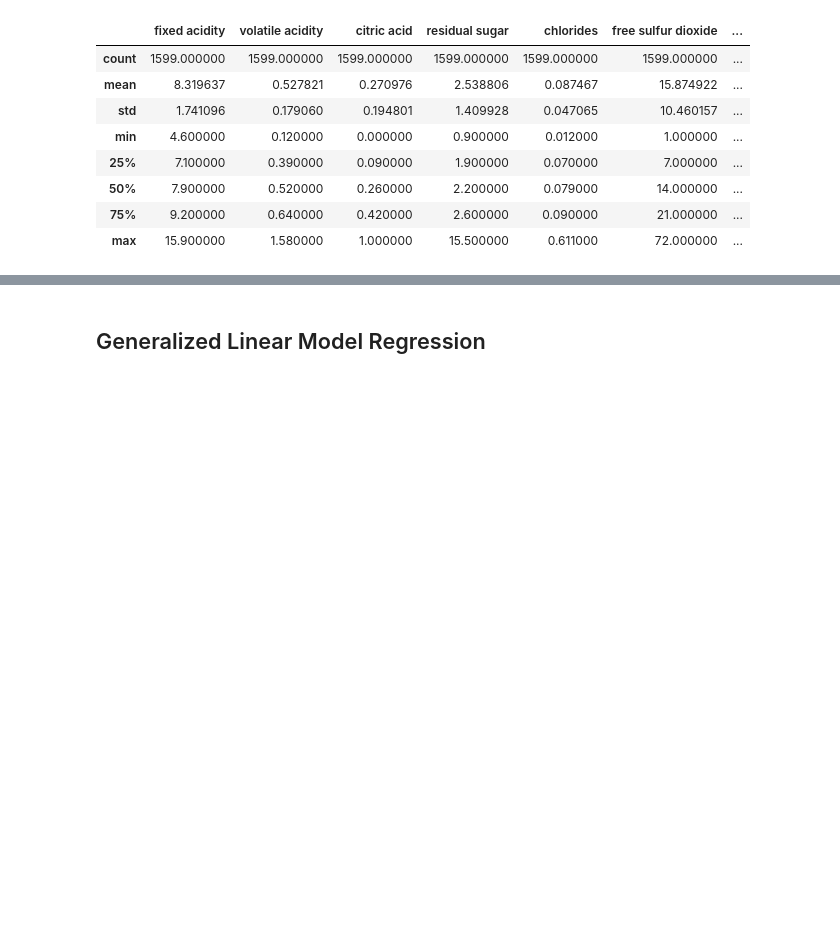
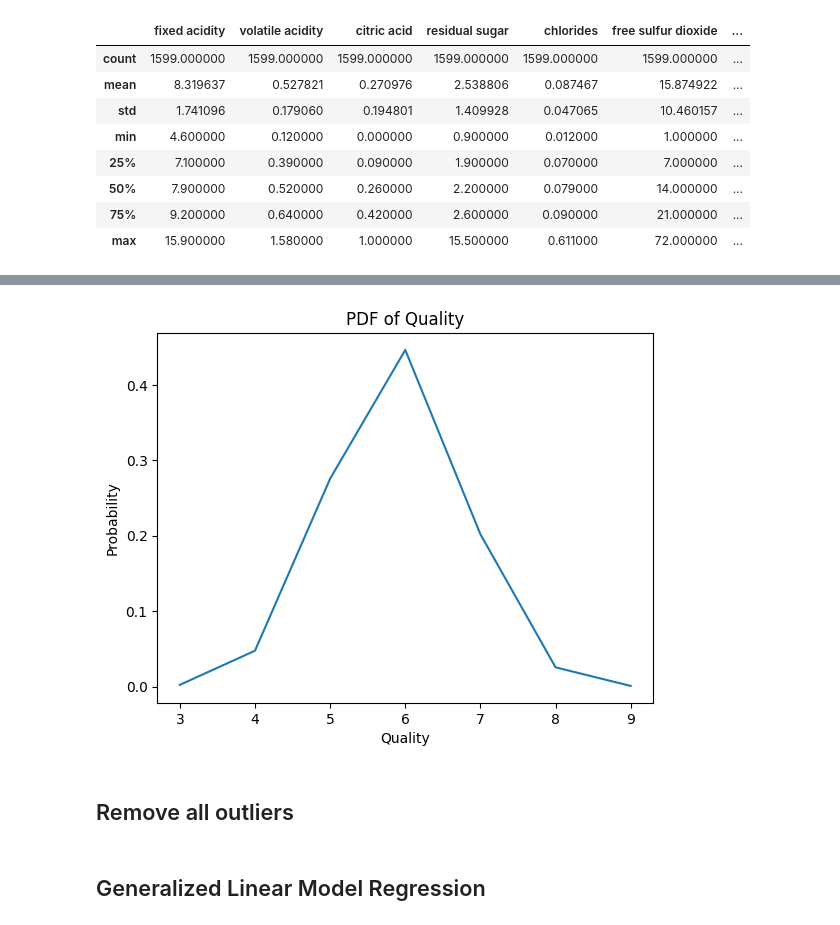
Before and after one commit to Triple-A-AAI520/AAI-520_Group3_Final_Project, a Jupyter notebook: JupyterNotebook/AAI-500_Team4_Final.ipynb, the cells around one changed output, grey strips where cells are left out. Cells and saved outputs as stored; diff of their text form; code cells hidden in the pictures; blank space fills up the shorter version.

```diff
--- a/JupyterNotebook/AAI-500_Team4_Final.ipynb
+++ b/JupyterNotebook/AAI-500_Team4_Final.ipynb
@@ -38,0 +99,6 @@ wine_red.describe()
+# %%
+get_probability(wine_white)
+# %% [output]
+[figure, added]
+# %% [markdown]
+## Remove all outliers
```
Also changed, not shown: parts of 25 cells of this notebook.
